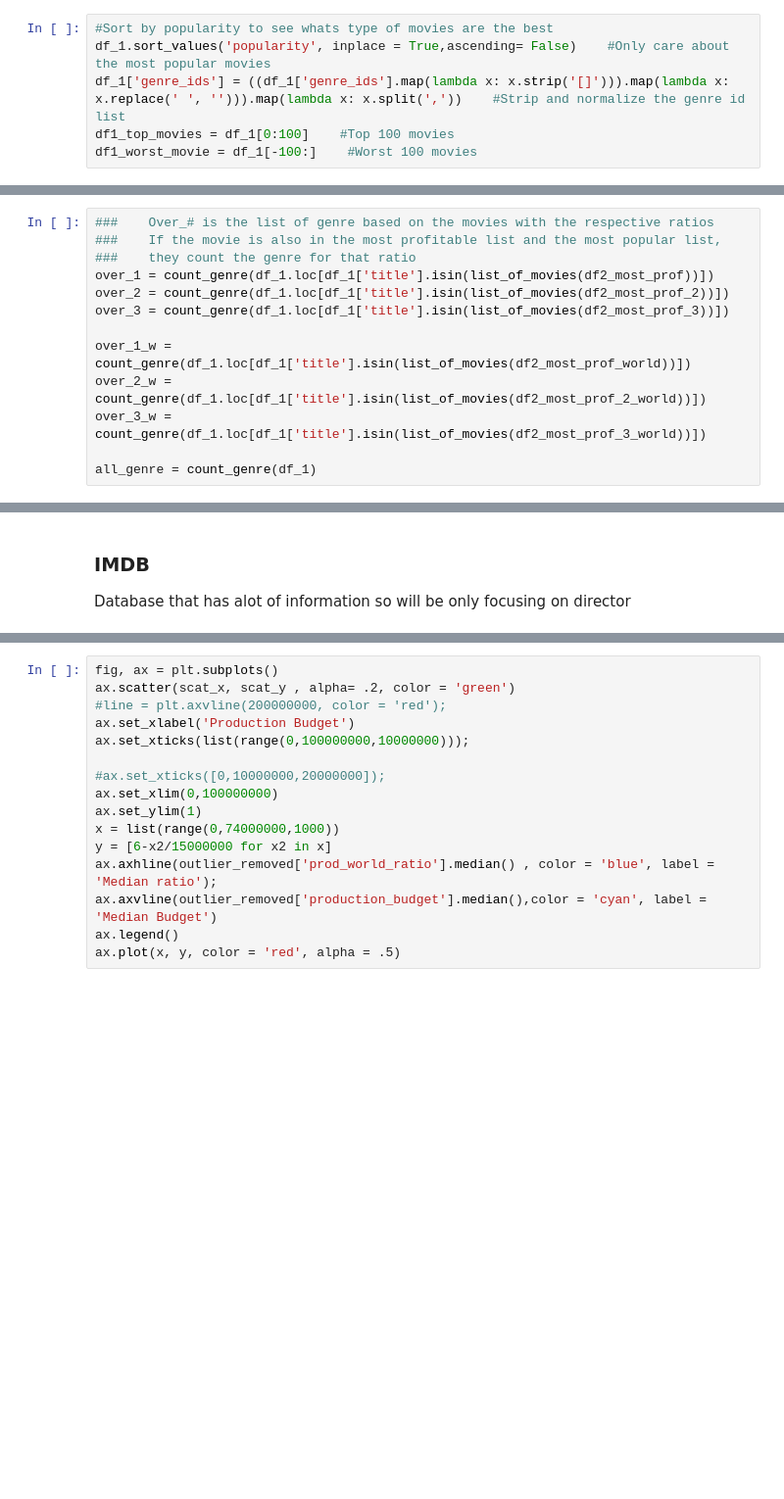
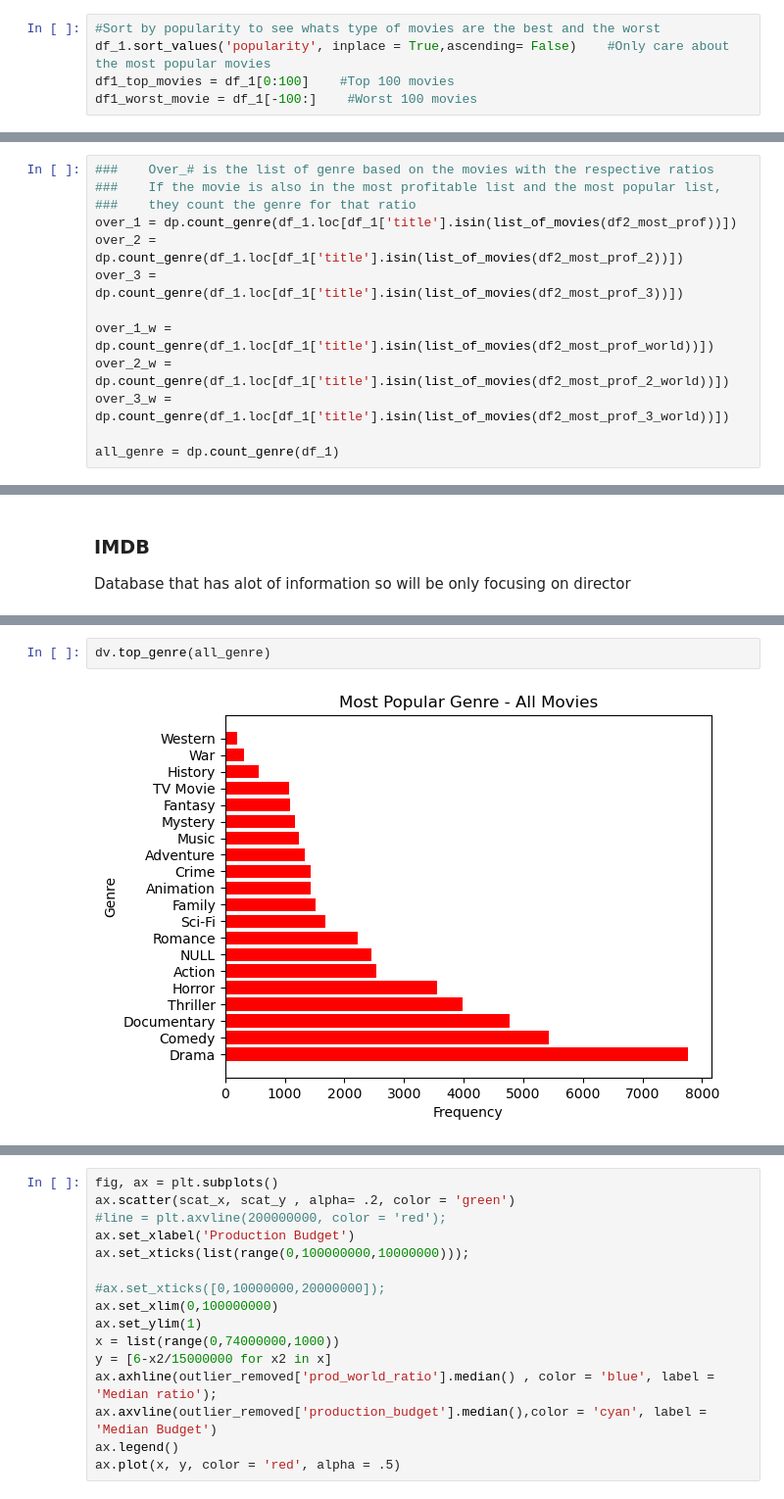
Before and after one commit to Tommyphung1/Movie_Anaylsis_for_Profit-, a Jupyter notebook: movie_code.ipynb, the cells around one changed output, grey strips where cells are left out. Shown at 98% size. Cells and saved outputs as stored; diff of their text form; blank space fills up the shorter version.

```diff
--- a/movie_code.ipynb
+++ b/movie_code.ipynb
@@ -138,6 +133,5 @@ df_1.duplicated().sum()   #Check again for dups
 # %%
-#Sort by popularity to see whats type of movies are the best
+#Sort by popularity to see whats type of movies are the best and the worst
 df_1.sort_values('popularity', inplace = True,ascending= False)    #Only care about the most popular movies
-df_1['genre_ids'] = ((df_1['genre_ids'].map(lambda x: x.strip('[]'))).map(lambda x: x.replace(' ', ''))).map(lambda x: x.split(','))    #Strip and normalize the genre id list
 df1_top_movies = df_1[0:100]    #Top 100 movies
 df1_worst_movie = df_1[-100:]    #Worst 100 movies
@@ -272,15 +233,15 @@ def list_of_movies(df_list):
 ###    Over_# is the list of genre based on the movies with the respective ratios
 ###    If the movie is also in the most profitable list and the most popular list,
 ###    they count the genre for that ratio
-over_1 = count_genre(df_1.loc[df_1['title'].isin(list_of_movies(df2_most_prof))])
-over_2 = count_genre(df_1.loc[df_1['title'].isin(list_of_movies(df2_most_prof_2))])
-over_3 = count_genre(df_1.loc[df_1['title'].isin(list_of_movies(df2_most_prof_3))])
+over_1 = dp.count_genre(df_1.loc[df_1['title'].isin(list_of_movies(df2_most_prof))])
+over_2 = dp.count_genre(df_1.loc[df_1['title'].isin(list_of_movies(df2_most_prof_2))])
+over_3 = dp.count_genre(df_1.loc[df_1['title'].isin(list_of_movies(df2_most_prof_3))])
 
-over_1_w = count_genre(df_1.loc[df_1['title'].isin(list_of_movies(df2_most_prof_world))])
-over_2_w = count_genre(df_1.loc[df_1['title'].isin(list_of_movies(df2_most_prof_2_world))])
-over_3_w = count_genre(df_1.loc[df_1['title'].isin(list_of_movies(df2_most_prof_3_world))])
+over_1_w = dp.count_genre(df_1.loc[df_1['title'].isin(list_of_movies(df2_most_prof_world))])
+over_2_w = dp.count_genre(df_1.loc[df_1['title'].isin(list_of_movies(df2_most_prof_2_world))])
+over_3_w = dp.count_genre(df_1.loc[df_1['title'].isin(list_of_movies(df2_most_prof_3_world))])
 
-all_genre = count_genre(df_1)
+all_genre = dp.count_genre(df_1)
 # %%
 movie_less_1_n_med = len(df_2['movie'].loc[(df_2['prod_world_ratio'] < 1) & (df_2['production_budget'] < 20000000.0)])
 movie_less_1= len(df_2['movie'].loc[(df_2['prod_world_ratio'] > 1) & (df_2['production_budget'] < 20000000.0)])
@@ -474,0 +343,4 @@ ax.set_ylabel('Genre');
+# %%
+dv.top_genre(all_genre)
+# %% [output]
+[figure, added]
```
Also changed, not shown: parts of 80 cells of this notebook, 5 other files.
